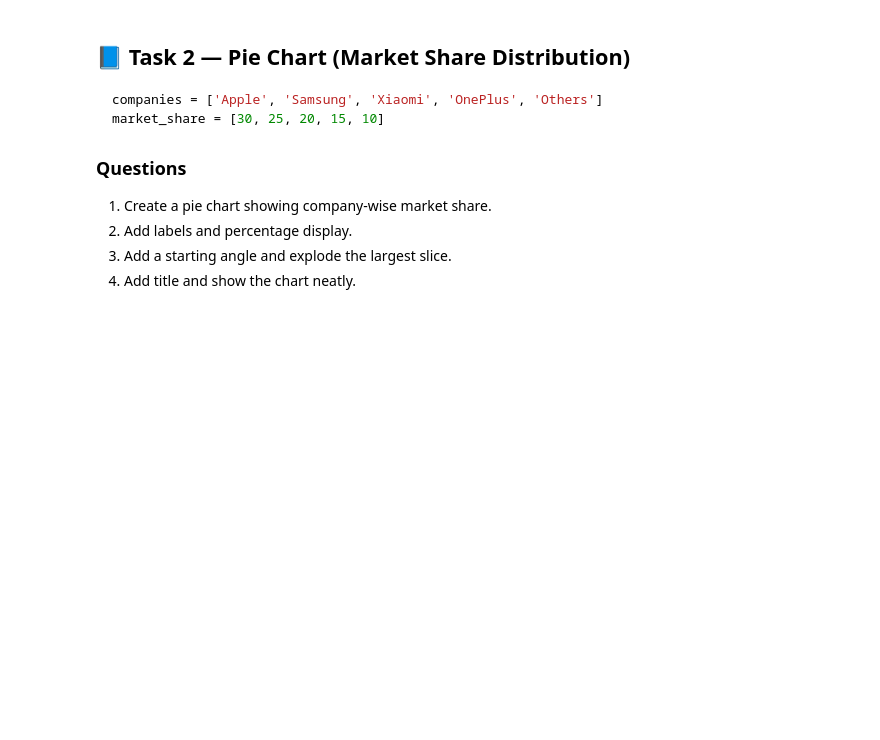
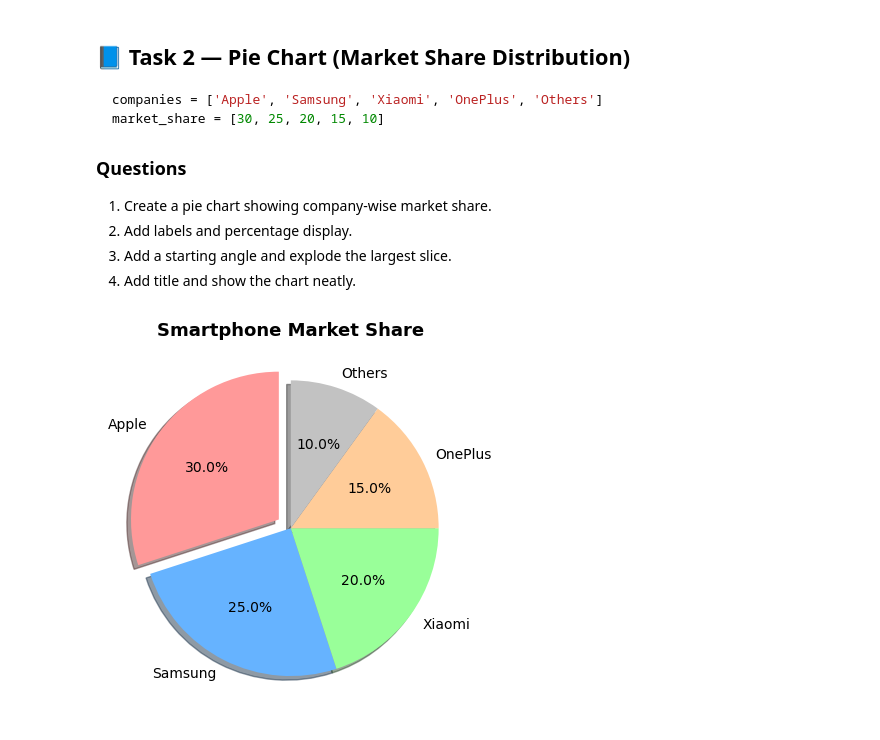
Before and after one commit to Bushra092/py-libs-lab, a Jupyter notebook: 03_ data Visualization/PracticeC.ipynb, the cells around one changed output. Drawn from its saved outputs; the diff is of its cells as text; code cells hidden in the pictures; blank space fills up the shorter version.

```diff
--- a/03_ data Visualization/PracticeC.ipynb
+++ b/03_ data Visualization/PracticeC.ipynb
@@ -333,3 +349,26 @@ market_share = [30, 25, 20, 15, 10]
 2. Add labels and percentage display.
 3. Add a starting angle and explode the largest slice.
 4. Add title and show the chart neatly.
+# %%
+companies = ['Apple', 'Samsung', 'Xiaomi', 'OnePlus', 'Others']
+market_share = [30, 25, 20, 15, 10]
+
+# plt.pie(market_share, labels=companies, autopct='%1.1f%%', startangle=10, explode=(0.05,0,0,0,0))
+# plt.title('Market Share Distribution')
+
+explode = [0.1 if val == max(market_share) else 0 for val in market_share]
+
+plt.pie(
+    market_share,
+    labels=companies,
+    autopct='%1.1f%%',
+    startangle=90,
+    explode=explode,
+    shadow=True,
+    colors=['#FF9999','#66B3FF','#99FF99','#FFCC99','#C2C2C2']
+)
+
+plt.title('Smartphone Market Share', fontsize=13, fontweight='bold')
+plt.show()
+# %% [output]
+[figure, added]
```
Also changed, not shown: parts of 8 cells of this notebook, 1 other file.
